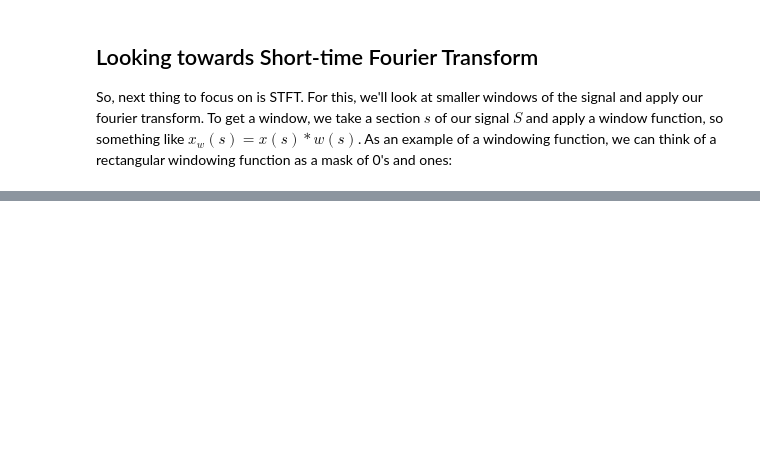
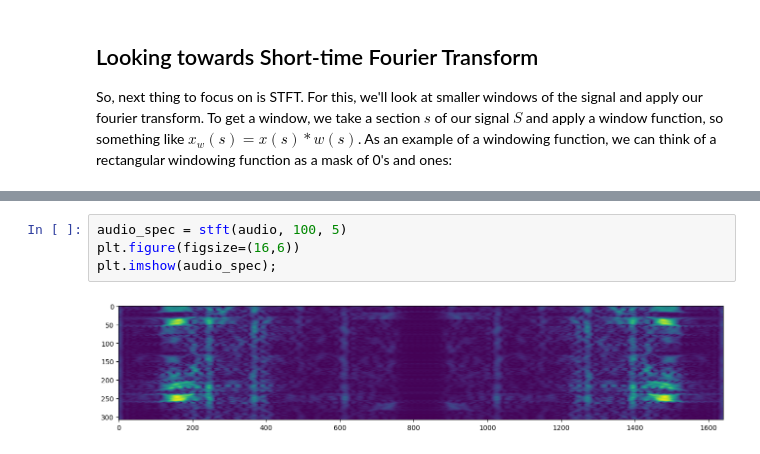
Before and after one commit to pvwoods/elko, a Jupyter notebook: notebooks/fourier.ipynb, the cells around one changed output, grey strips where cells are left out. Drawn from its saved outputs; the diff is of its cells as text; blank space fills up the shorter version.

```diff
--- a/notebooks/fourier.ipynb
+++ b/notebooks/fourier.ipynb
@@ -284,0 +321,6 @@ plt.plot(w * 5);
+# %%
+audio_spec = stft(audio, 100, 5)
+plt.figure(figsize=(16,6))
+plt.imshow(audio_spec);
+# %% [output]
+[figure, added]
```
Also changed, not shown: parts of 10 cells of this notebook.
